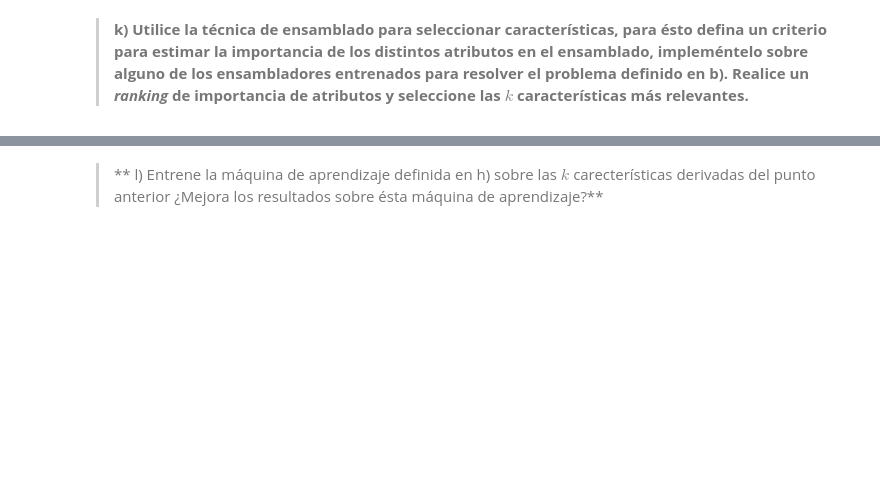
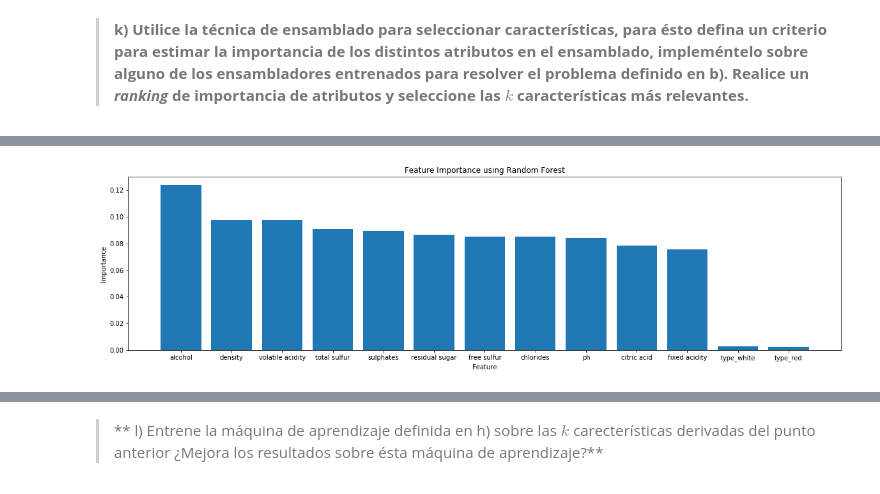
Before and after one commit to Umauro/Taller3-Machine-Learning, a Jupyter notebook: Pregunta 1.ipynb, the cells around one changed output, grey strips where cells are left out. Saved outputs shown, nothing was run; the diff lists cells and outputs as text; code cells hidden in the pictures; blank space fills up the shorter version.

```diff
--- a/Pregunta 1.ipynb
+++ b/Pregunta 1.ipynb
@@ -1035,3 +1082,7 @@ En el segundo paso, una vez decidido que se utilizará un método de ensamblado,
 Con respecto a los otros métodos utilizados para resolver el problema, estos van a depender de si el problema es linealmente separable o no, además de como se comporte el espacio de características. Esto puede hacer necesario el ajuste de parámetros de regularización y/o uso del denominado _Kernel Trick_ donde se pueda utilizar.
 # %% [markdown]
 >** j) Defina otra forma de combinar los valores que entregan los ensamblados al hacer predicciones y compare con lo que se hace actualmente, por ejemplo *Bagging* realiza el voto de la mayoría para clasificación y promedio para regresión, *AdaBoost* realiza una combinación ponderada de cada clasificador dependiendo de su *habilidad* (desempeño para clasificar el conjunto de entrenamiento).**
+# %%
+randomForest = RandomForestClassifier(n_estimators=29,n_jobs=-1)
+randomForest.fit(X_train_scaled,y_train)
+y_train
@@ -1039,0 +1132,28 @@ Con respecto a los otros métodos utilizados para resolver el problema, estos va
+# %%
+treeImportance = [estimator.feature_importances_ for estimator in list_estimators]
+treeImportance = np.asarray(treeImportance).T
+importance = []
+for i in treeImportance:
+    importance.append(np.mean(i))
+
+
+
+labels = ['fixed acidity','volatile acidity','citric acid','residual sugar',
+         'chlorides','free sulfur','total sulfur','density','ph','sulphates',
+         'alcohol','type_red','type_white']
+
+
+#importance = [x for x,y in sorted(zip(importance,labels),reverse=True)]
+#print(labels)
+#labels = [y for x,y in sorted(zip(importance,labels),reverse=True)]
+
+importance, labels = (list(t) for t in zip(*sorted(zip(importance, labels),reverse=True)))
+
+plt.figure(figsize=(20,5))
+plt.title("Feature Importance using Random Forest")
+plt.bar(labels,importance)
+plt.xlabel("Feature")
+plt.ylabel("Importance")
+plt.show()
+# %% [output]
+[figure, added]
```
Also changed, not shown: parts of 39 cells of this notebook.
